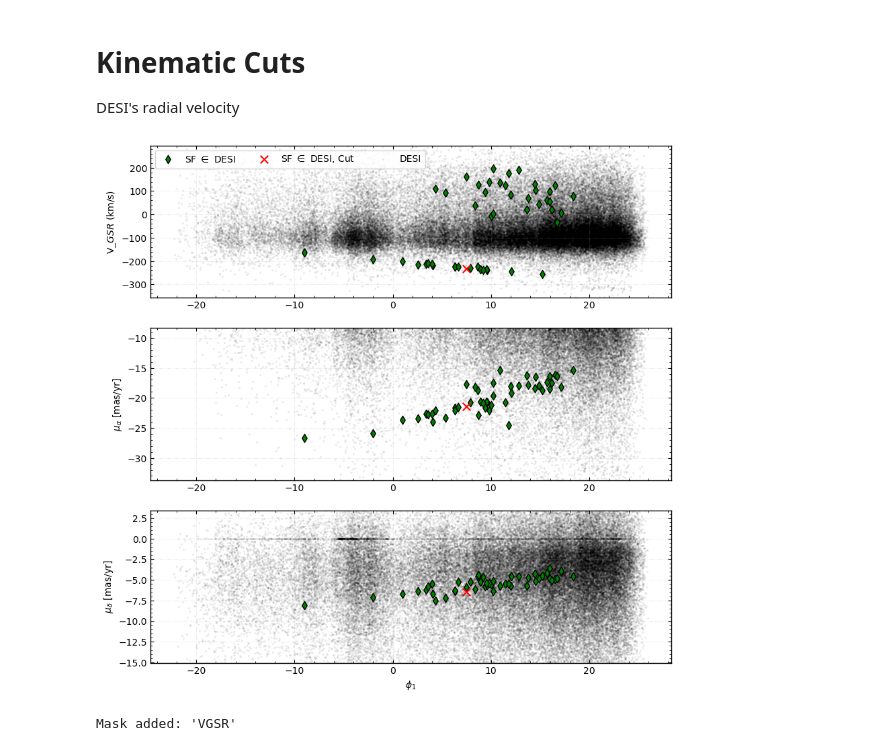
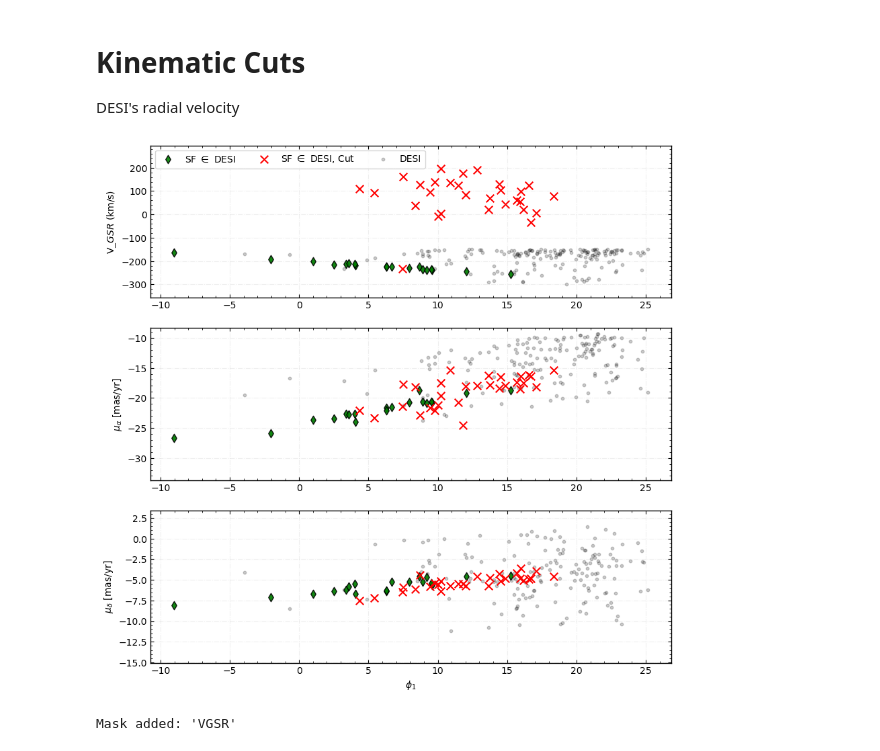
Before and after one commit to nassmohammed/DESI-DR1_streamTutorial, a Jupyter notebook: streamTutorial.ipynb, the cells around one changed output. Drawn from its saved outputs; the diff is of its cells as text; code cells hidden in the pictures.

Commit message:
efficient stream masking

```diff
--- a/streamTutorial.ipynb
+++ b/streamTutorial.ipynb
@@ -256,10 +250,22 @@ ax.legend()
 Now lets trim stars that are too metal rich!
 # %%
 #-----------------------#
-feh_cut = -0.55 # [dex]
+feh_cut = -0.5 # [dex]
 #-----------------------#
 
 selection_fine.add_mask(name='feh',
-        mask_func=lambda df: (df['phi2'] > feh_cut))
+        mask_func=lambda df: (df['FEH'] < feh_cut))
 # %% [output]
 Mask added: 'feh'
+# %%
+#del trimmed_stream, plt_trim # clear memory
+mask = selection_fine.get_masks(['3D', 'phi2', 'feh'])
+trimmed_stream = SoI.mask_stream(mask)
+
+
+plt_trim = st.StreamPlotter(trimmed_stream)
+plot = plt_trim.feh_plot(showStream=True, background=True)
+ax = plot[1]
+ax.axhline(metallicity, color='g', linestyle='solid', label='Metallicity from SF3', alpha=0.5)
+ax.axhline(feh_cut, color='red', linestyle='--', label='Cut')
+ax.legend(loc='upper right')
@@ -269,10 +288,10 @@ Mask added: 'feh'
 DESI's radial velocity
 # %%
 importlib.reload(st)
-plt_trim.plot_params['background']['alpha']=0.05
+plt_trim.plot_params['background']['alpha']=0.2
 plt_trim.kin_plot(showStream=True, background=True, show_sf_only=False)
 # %% [output]
-[figure, old version]
+[figure, new version]
 # %%
 #-----------------------#
 vgsr_max=-150 #[km/s]
```
Also changed, not shown: parts of 11 cells of this notebook, 1 other file.
